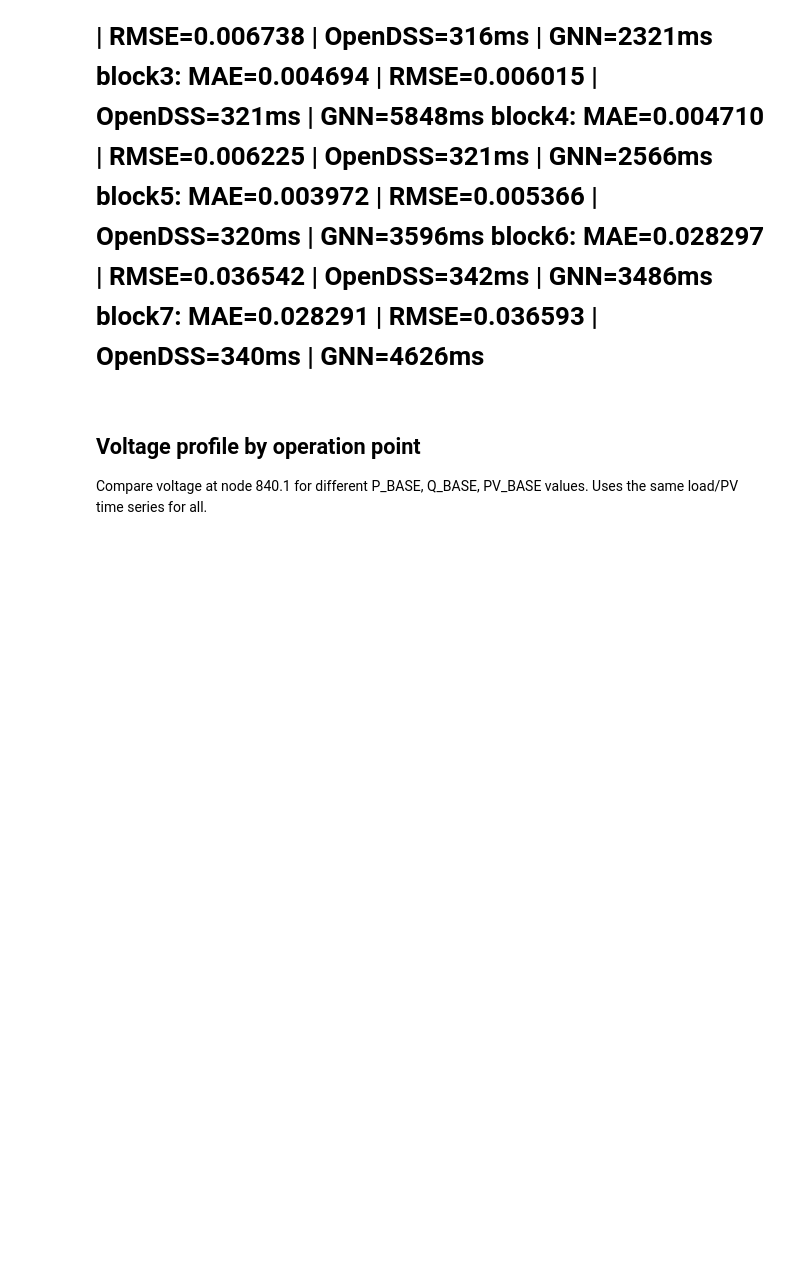
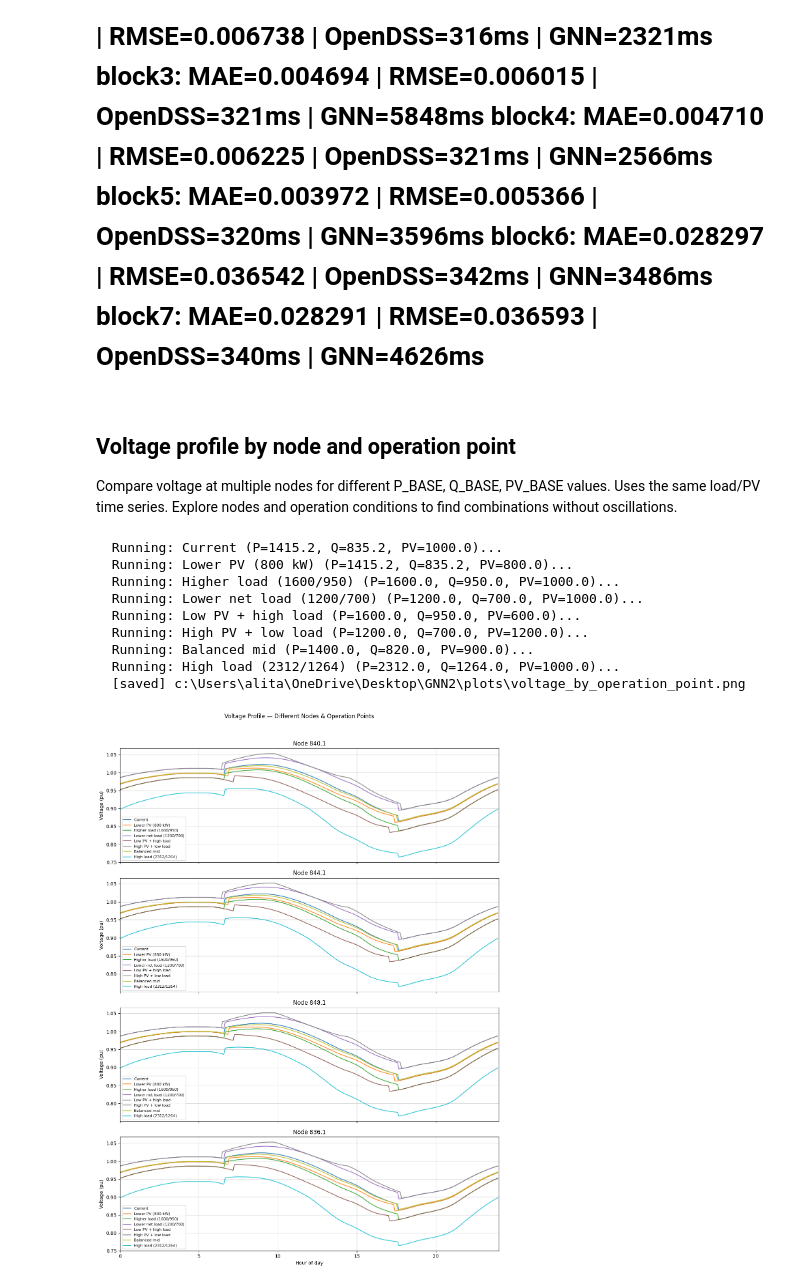
Before and after one commit to alitasavori/GNN-Sandia, a Jupyter notebook: GNN3.ipynb, the cells around one changed output. Saved outputs shown, nothing was run; the diff lists cells and outputs as text; code cells hidden in the pictures; blank space fills up the shorter version.

Commit message:
Fix voltage oscillations: remove %Cutin=0 from PV, add High load op point, improve plot script
Co-authored-by: Cursor <cursoragent@cursor.com>

```diff
--- a/GNN3.ipynb
+++ b/GNN3.ipynb
@@ -3865,17 +3865,35 @@ SUMMARY: MAE/RMSE @ 840.1 | Speeds (CPU)
 ========================================================================
 <Figure size 640x480 with 0 Axes>
 # %% [markdown]
-## Voltage profile by operation point
+## Voltage profile by node and operation point
 
-Compare voltage at node 840.1 for different P_BASE, Q_BASE, PV_BASE values. Uses the same load/PV time series for all.
+Compare voltage at multiple nodes for different P_BASE, Q_BASE, PV_BASE values. Uses the same load/PV time series. Explore nodes and operation conditions to find combinations without oscillations.
 # %%
 from plot_voltage_profile_by_operation_point import main
 
-# Operation points: (label, P_BASE, Q_BASE, PV_BASE)
-OPERATION_POINTS = [
+# Nodes to compare (different locations on feeder)
+NODES = ["840.1", "844.1", "848.1", "836.1"]
+
+# Operation points: (label, P_BASE, Q_BASE, PV_BASE) — add more to find oscillation-free combos
+OPS = [
     ("Current", 1415.2, 835.2, 1000.0),
     ("Lower PV (800 kW)", 1415.2, 835.2, 800.0),
     ("Higher load (1600/950)", 1600.0, 950.0, 1000.0),
     ("Lower net load (1200/700)", 1200.0, 700.0, 1000.0),
+    ("Low PV + high load", 1600.0, 950.0, 600.0),
+    ("High PV + low load", 1200.0, 700.0, 1200.0),
+    ("Balanced mid", 1400.0, 820.0, 900.0),
+    ("High load (2312/1264)", 2312.0, 1264.0, 1000.0),  # P_load_t=2312×mL_t, Q_load_t=1264×mL_t, P_pv_t=1000×mPV_t
 ]
-main(node="840.1", operation_points=OPERATION_POINTS, save_path="plots/voltage_by_operation_point.png")
+main(NODES, OPS, "plots/voltage_by_operation_point.png")
+# %% [output]
+  Running: Current (P=1415.2, Q=835.2, PV=1000.0)...
+  Running: Lower PV (800 kW) (P=1415.2, Q=835.2, PV=800.0)...
+  Running: Higher load (1600/950) (P=1600.0, Q=950.0, PV=1000.0)...
+  Running: Lower net load (1200/700) (P=1200.0, Q=700.0, PV=1000.0)...
+  Running: Low PV + high load (P=1600.0, Q=950.0, PV=600.0)...
+  Running: High PV + low load (P=1200.0, Q=700.0, PV=1200.0)...
+  Running: Balanced mid (P=1400.0, Q=820.0, PV=900.0)...
+  Running: High load (2312/1264) (P=2312.0, Q=1264.0, PV=1000.0)...
+  [saved] c:\Users\alita\OneDrive\Desktop\GNN2\plots\voltage_by_operation_point.png
+[figure, added]
```
Also changed, not shown: 2 other files.
